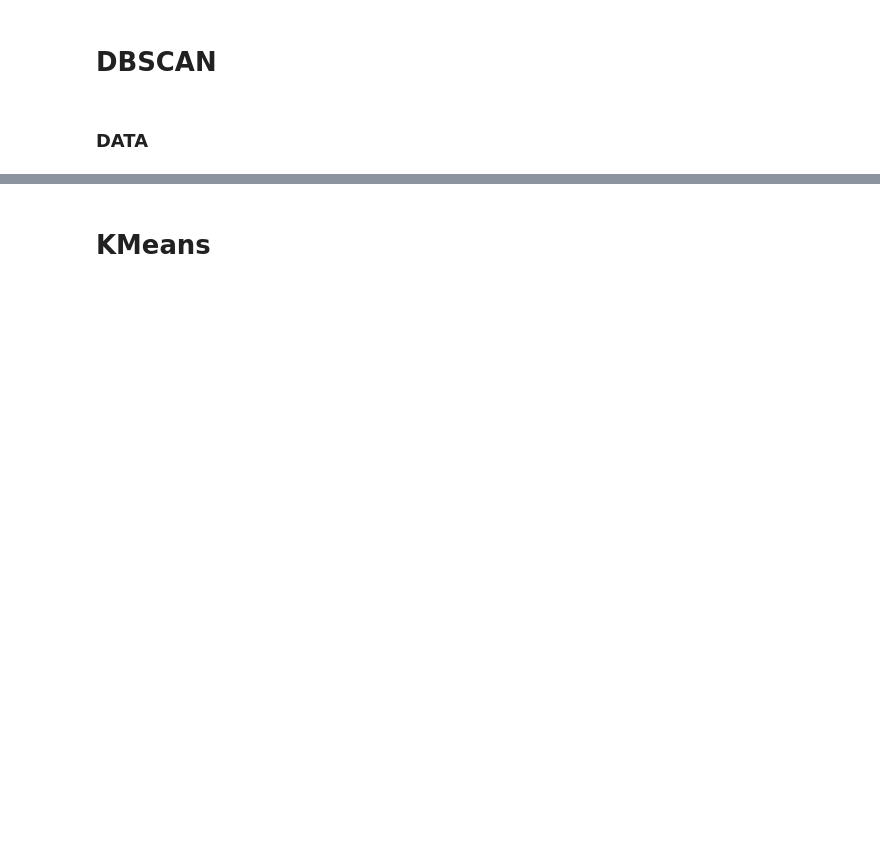
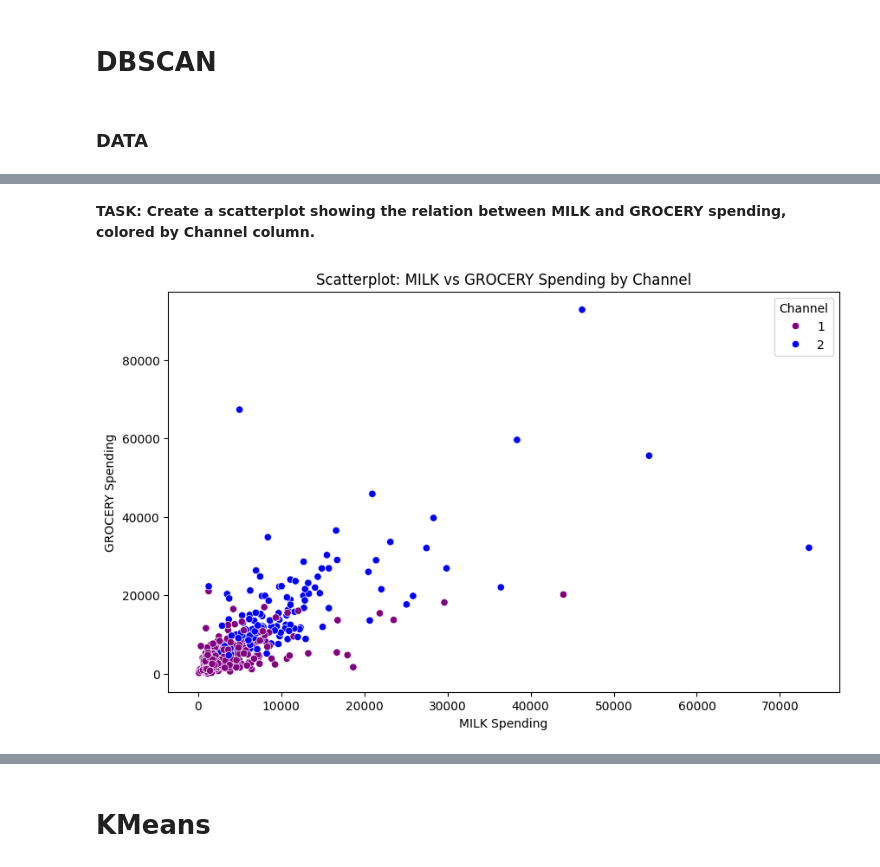
Before and after one commit to Zenolitee/DATA_ANALYTICS, a Jupyter notebook: Assignments/Lecture4.ipynb, the cells around one changed output, grey strips where cells are left out. Saved outputs shown, nothing was run; the diff lists cells and outputs as text; code cells hidden in the pictures; blank space fills up the shorter version.

```diff
--- a/Assignments/Lecture4.ipynb
+++ b/Assignments/Lecture4.ipynb
@@ -14,18 +154,12 @@
 # %% [markdown]
 ### DATA
 # %%
-from ucimlrepo import fetch_ucirepo
-
-# fetch dataset
 wholesale_customers = fetch_ucirepo(id=292)
-
-# data (as pandas dataframes)
 X = wholesale_customers.data.features
 y = wholesale_customers.data.targets
+print(X)
 
-# metadata
-print(wholesale_customers.metadata)
-
-# variable information
-print(wholesale_customers.variables)
+df = pd.DataFrame(X, columns=wholesale_customers.variables.name)
+df['Region'] = y
+df.head()
 # %% [output]
@@ -32,0 +186,12 @@ ConnectionError: Error connecting to server
+# %% [markdown]
+**TASK: Create a scatterplot showing the relation between MILK and GROCERY spending, colored by Channel column.**
+# %%
+plt.figure(figsize=(10, 6))
+sns.scatterplot(data=df, x='Milk', y='Grocery', hue='Channel', palette=['purple', 'blue'])
+plt.title('Scatterplot: MILK vs GROCERY Spending by Channel')
+plt.xlabel('MILK Spending')
+plt.ylabel('GROCERY Spending')
+plt.legend(title='Channel')
+plt.show()
+# %% [output]
+[figure, added]
```
Also changed, not shown: parts of 30 cells of this notebook.
